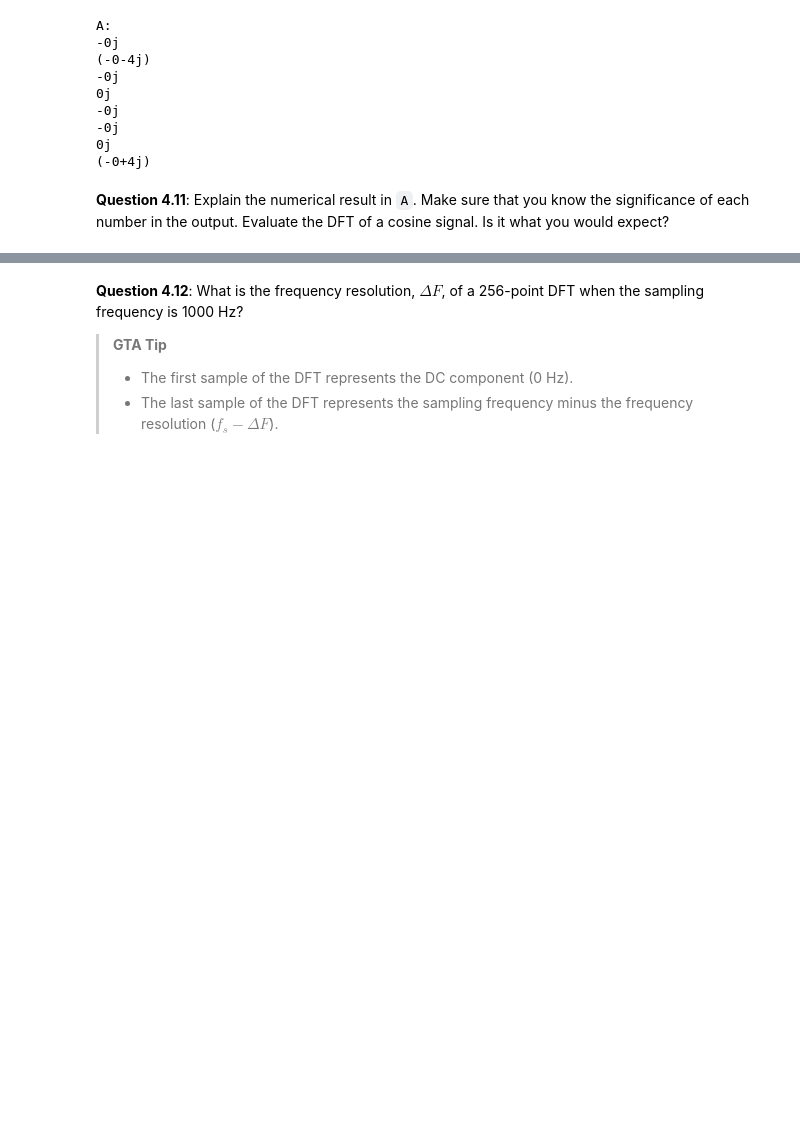
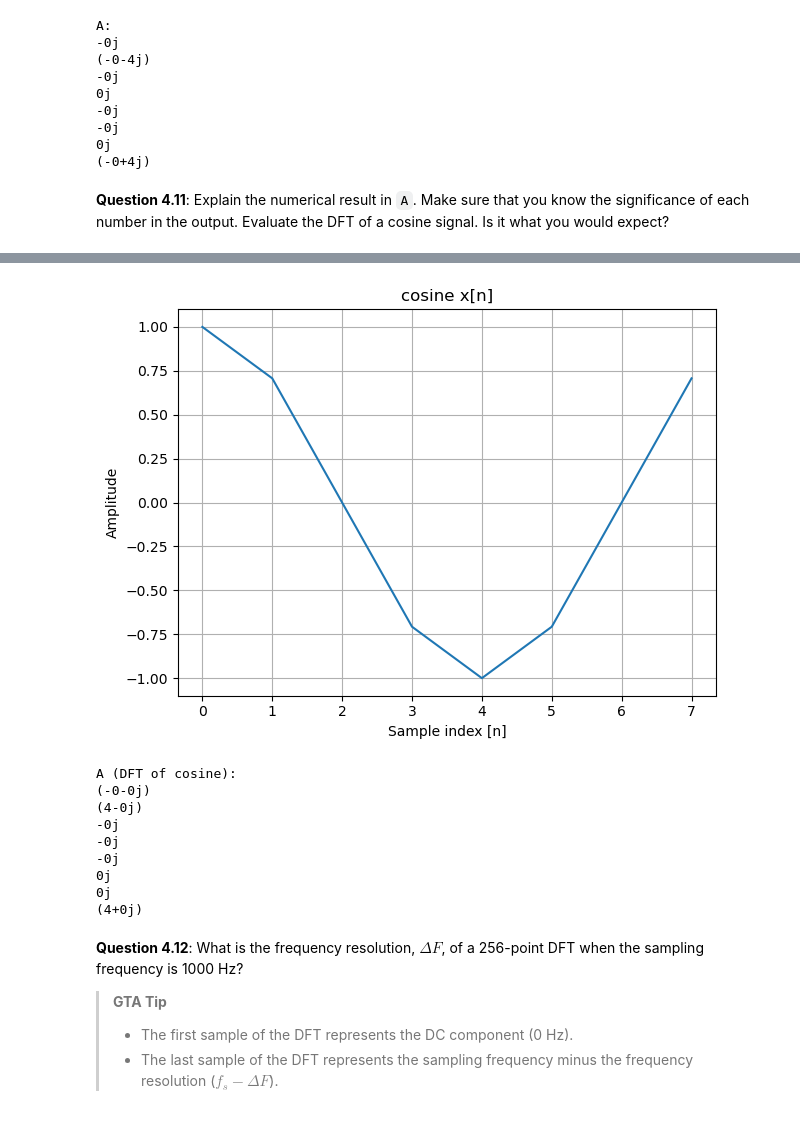
Before and after one commit to LH-and-FPGA/sap-EE2-SS-LAB, a Jupyter notebook: EX4 - Fourier.ipynb, the cells around one changed output, grey strips where cells are left out. Drawn from its saved outputs; the diff is of its cells as text; code cells hidden in the pictures; blank space fills up the shorter version.

```diff
--- a/EX4 - Fourier.ipynb
+++ b/EX4 - Fourier.ipynb
@@ -390,3 +421,27 @@ A:
+# %%
+# Q4.11: DFT of a cosine signal of the same frequency
+from functions.lab_functions import cosgen
+
+t, x_cos = cosgen(8000, 1000, 8)
+A_cos = fft(x_cos)
+
+plt = plot_signal(x_cos, title='cosine x[n]', xlabel='Sample index [n]', ylabel='Amplitude')
+plt.show()
+
+print('A (DFT of cosine):')
+for i in A_cos:
+    print(np.round(i, 1))
+# %% [output]
+[figure, added]
+A (DFT of cosine):
+(-0-0j)
+(4-0j)
+-0j
+-0j
+-0j
+0j
+0j
+(4+0j)
 # %% [markdown]
 **Question 4.12**: What is the frequency resolution, $\Delta F$, of a 256-point DFT when the sampling frequency is 1000 Hz?
 
```
Also changed, not shown: parts of 1 cell of this notebook.
